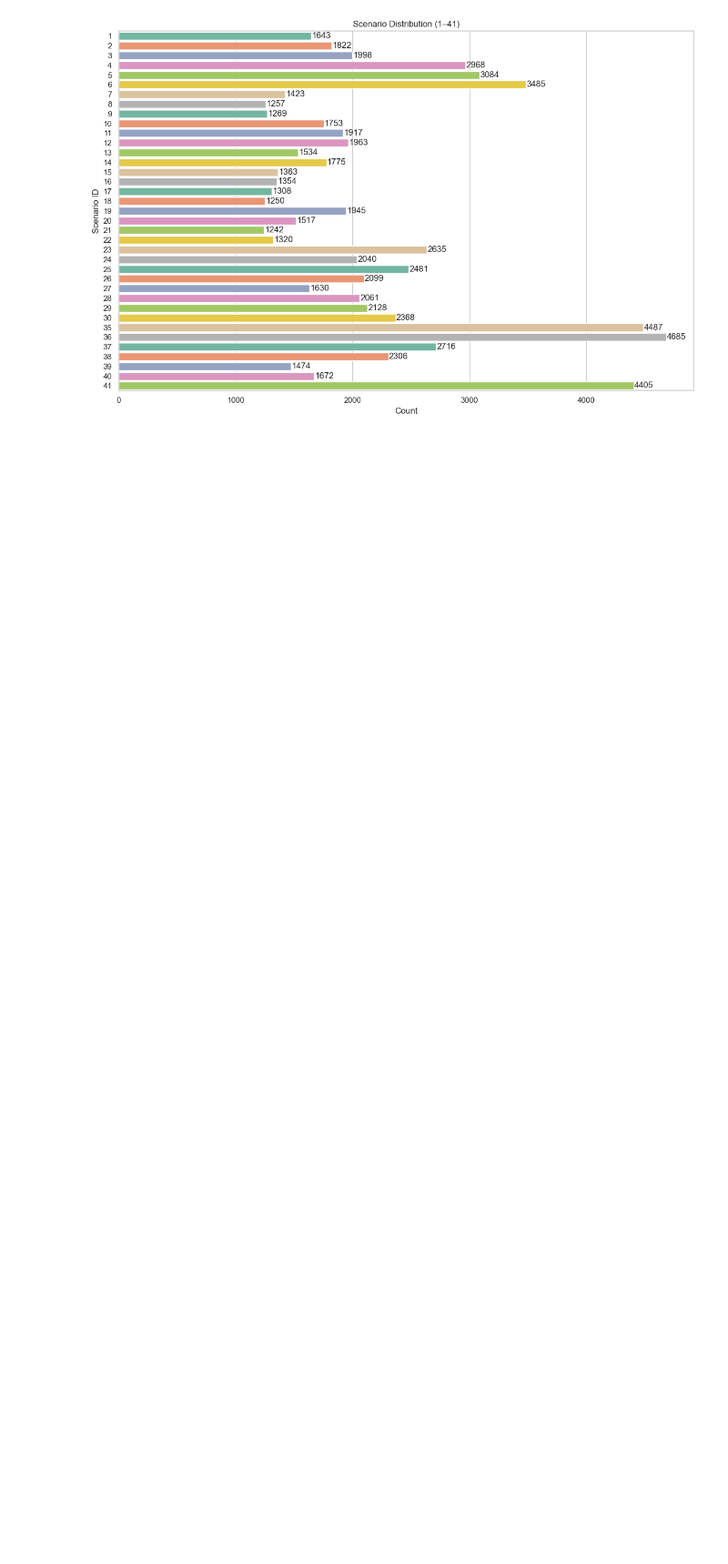
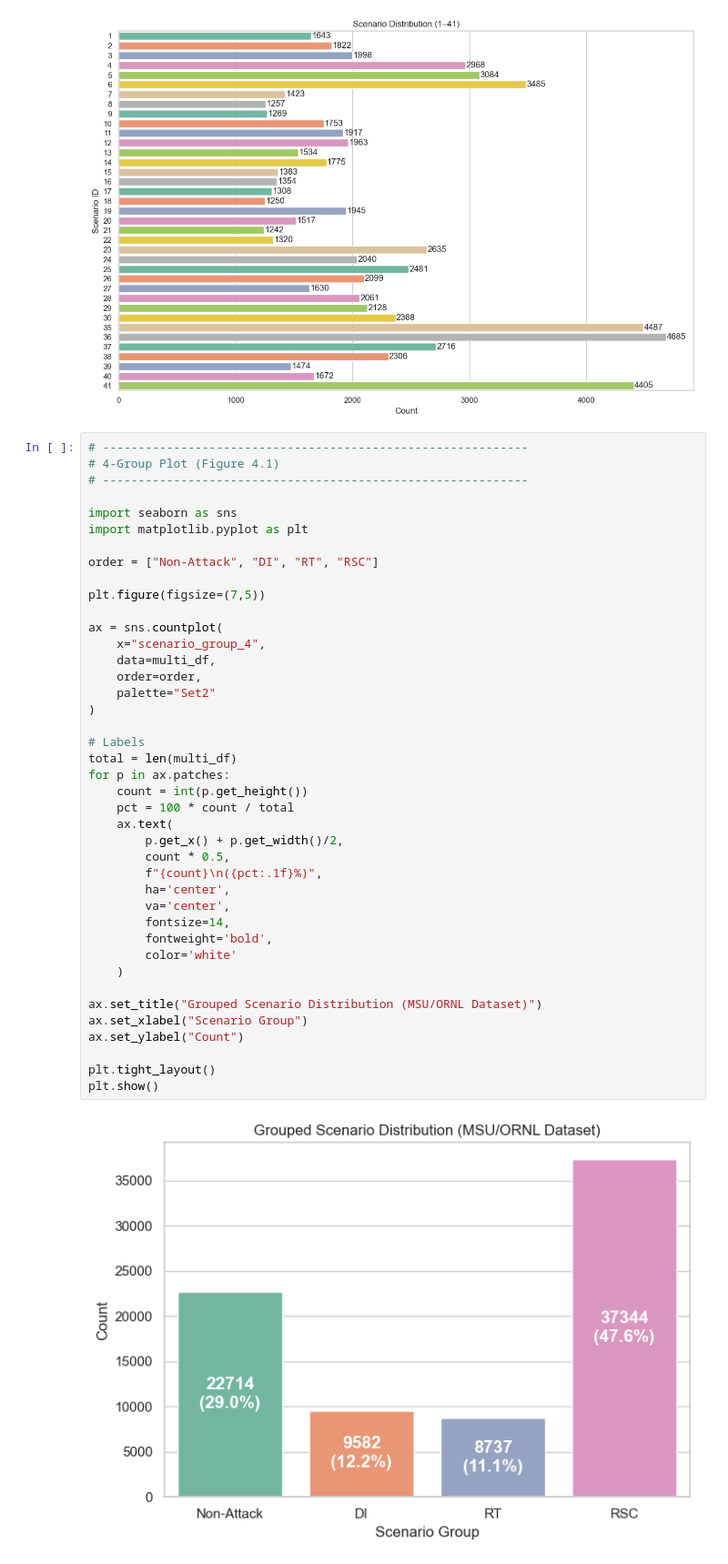
Before and after one commit to Heyyouchao/FYP, a Jupyter notebook: notebook/01_EDA .ipynb, the cells around one changed output. Shown at 91% size. Drawn from its saved outputs; the diff is of its cells as text; blank space fills up the shorter version.

```diff
--- a/notebook/01_EDA .ipynb
+++ b/notebook/01_EDA .ipynb
@@ -853,6 +895,49 @@ plt.show()
 # %% [output]
 [figure]
 [figure]
+# %%
+# ------------------------------------------------------------
+# 4-Group Plot (Figure 4.1)
+# ------------------------------------------------------------
+
+import seaborn as sns
+import matplotlib.pyplot as plt
+
+order = ["Non-Attack", "DI", "RT", "RSC"]
+
+plt.figure(figsize=(7,5))
+
+ax = sns.countplot(
+    x="scenario_group_4",
+    data=multi_df,
+    order=order,
+    palette="Set2"
+)
+
+# Labels
+total = len(multi_df)
+for p in ax.patches:
+    count = int(p.get_height())
+    pct = 100 * count / total
+    ax.text(
+        p.get_x() + p.get_width()/2,
+        count * 0.5,
+        f"{count}\n({pct:.1f}%)",
+        ha='center',
+        va='center',
+        fontsize=14,
+        fontweight='bold',
+        color='white'
+    )
+
+ax.set_title("Grouped Scenario Distribution (MSU/ORNL Dataset)")
+ax.set_xlabel("Scenario Group")
+ax.set_ylabel("Count")
+
+plt.tight_layout()
+plt.show()
+# %% [output]
+[figure, added]
 # %%
 # ============================================================
 # Physical Layer Disturbance Analysis (Relay vs PMU)
```
Also changed, not shown: parts of 1 cell of this notebook, 3 other files.
